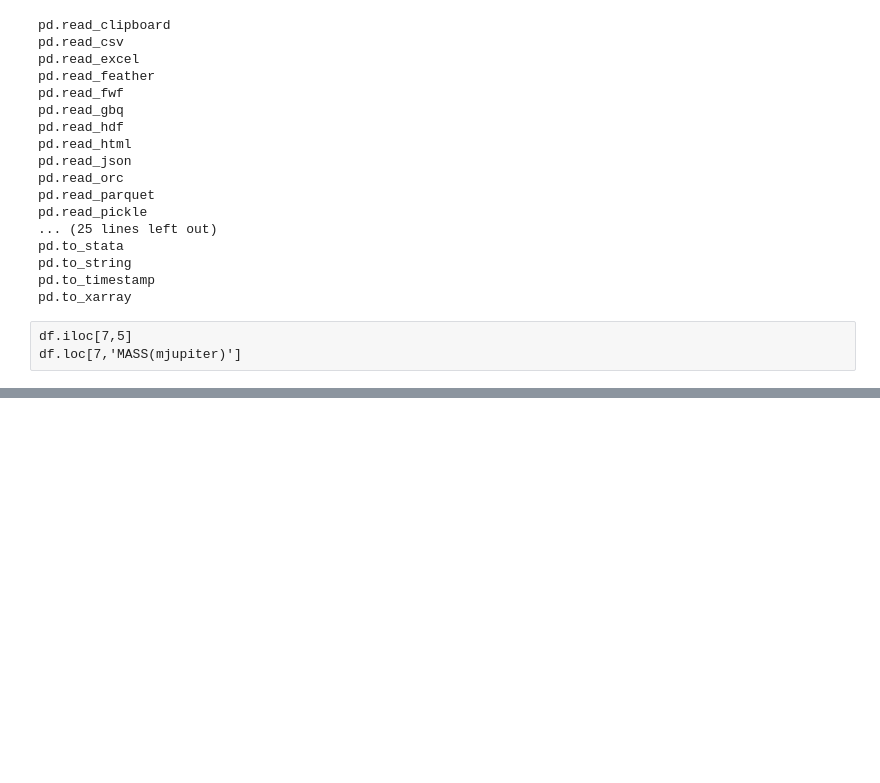
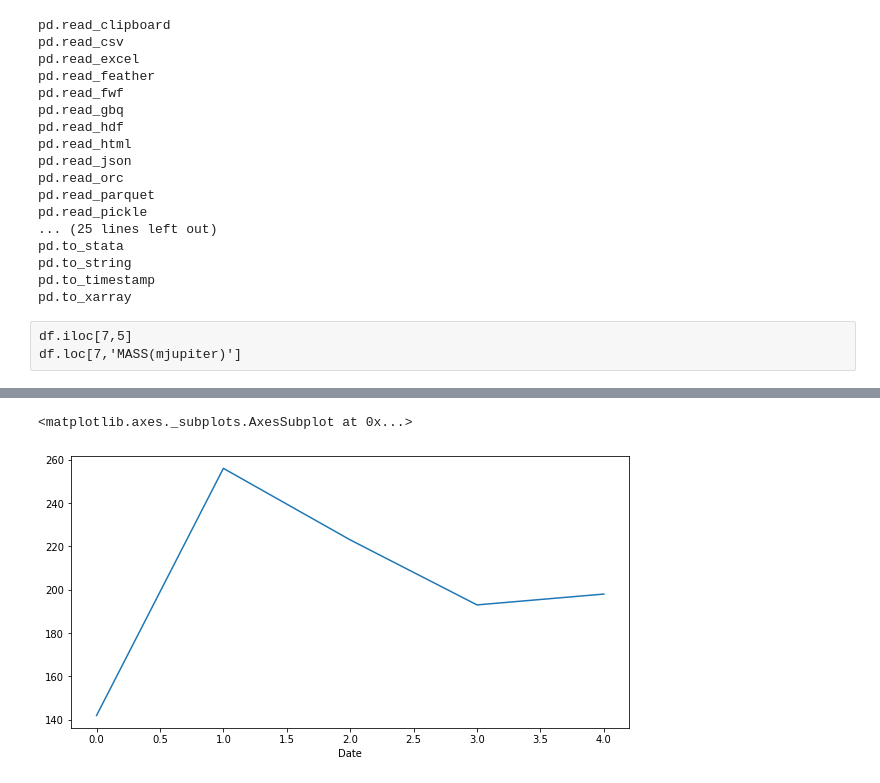
Before and after one commit to mukulietlucknow/strata_data, a Jupyter notebook: self practice.ipynb, the cells around one changed output, grey strips where cells are left out. Saved outputs shown, nothing was run; the diff lists cells and outputs as text; code cells hidden in the pictures; blank space fills up the shorter version.

```diff
--- a/self practice.ipynb
+++ b/self practice.ipynb
@@ -285,0 +633,5 @@ df.to_csv('tmp/exoplanets.csv', index=False, encoding='utf-8')
+# %%
+sp_turning_days_totals.plot(figsize=(10,5))
+# %% [output]
+<matplotlib.axes._subplots.AxesSubplot at 0x...>
+[figure, added]
```
Also changed, not shown: parts of 66 cells of this notebook, 1 other file.
